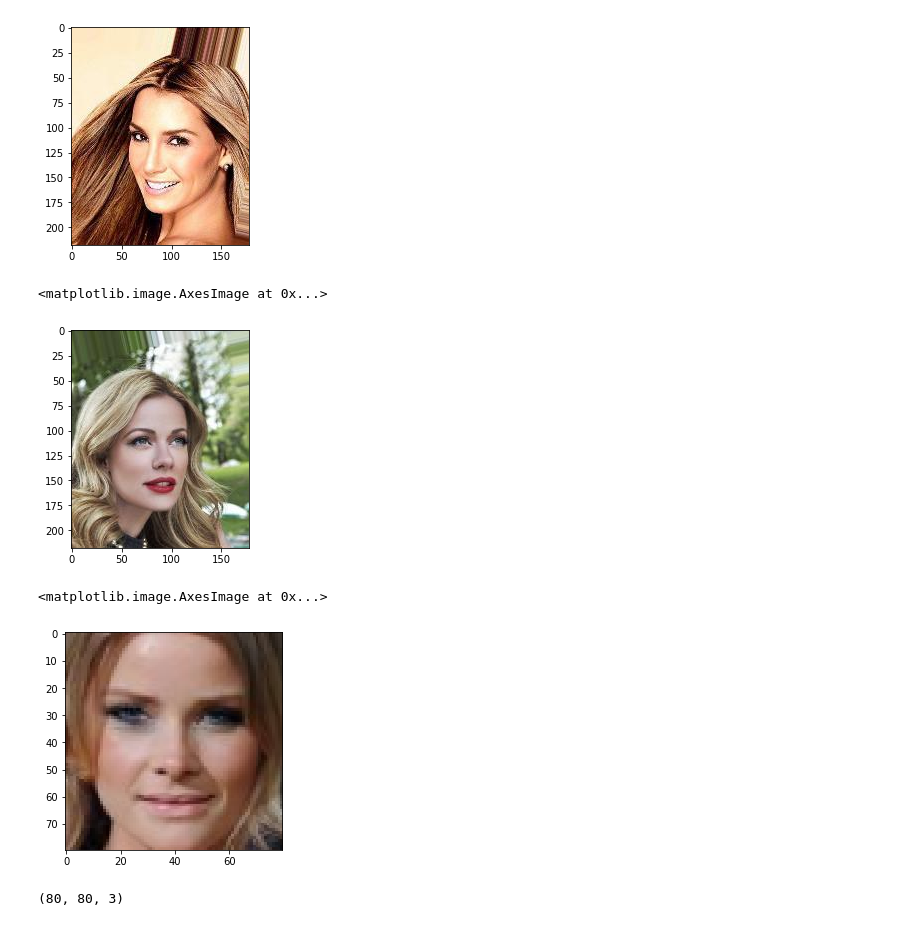
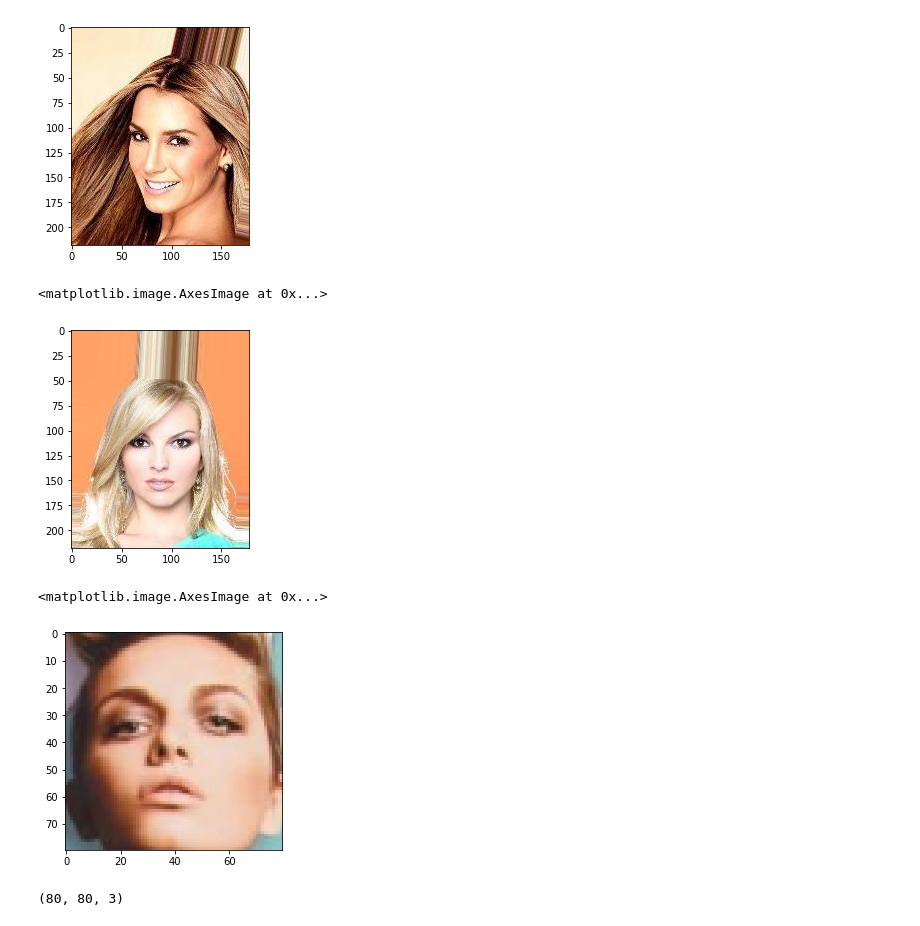
Before and after one commit to ChirathPansilu/1-D-GAN-From-Scratch, a Jupyter notebook: GANs/CelebA DCGAN/CelebA DCGAN 2.0.ipynb, the cells around one changed output. Cells and saved outputs as stored; diff of their text form; code cells hidden in the pictures.

```diff
--- a/GANs/CelebA DCGAN/CelebA DCGAN 2.0.ipynb
+++ b/GANs/CelebA DCGAN/CelebA DCGAN 2.0.ipynb
@@ -36,10 +36,10 @@ def load_image(directory):
 ######################################
 # %%
-plt.imshow(load_image(directory+imgs_list[13450]))
+plt.imshow(load_image(directory+imgs_list[13155]))
 # plt.imshow(cv2.resize(load_image(directory+imgs_list[13450]), (80,80)))
 # %% [output]
 <matplotlib.image.AxesImage at 0x...>
-[figure, old version]
+[figure, new version]
 # %%
 def extract_face(img_array, crop_size=(80,80)):
     face_cascade = cv2.CascadeClassifier('haarcascades/haarcascade_frontalface_alt.xml')
@@ -64,8 +65,8 @@ def extract_face(img_array, crop_size=(80,80)):
 #if there are no faces detected this will return None datatype
 #############################
 # %%
-plt.imshow(extract_face(load_image(directory+imgs_list[9])))
+plt.imshow(extract_face(load_image(directory+imgs_list[4])))
 # %% [output]
 <matplotlib.image.AxesImage at 0x...>
-[figure, old version]
+[figure, new version]
 # %%
```
Also changed, not shown: parts of 25 cells of this notebook.
